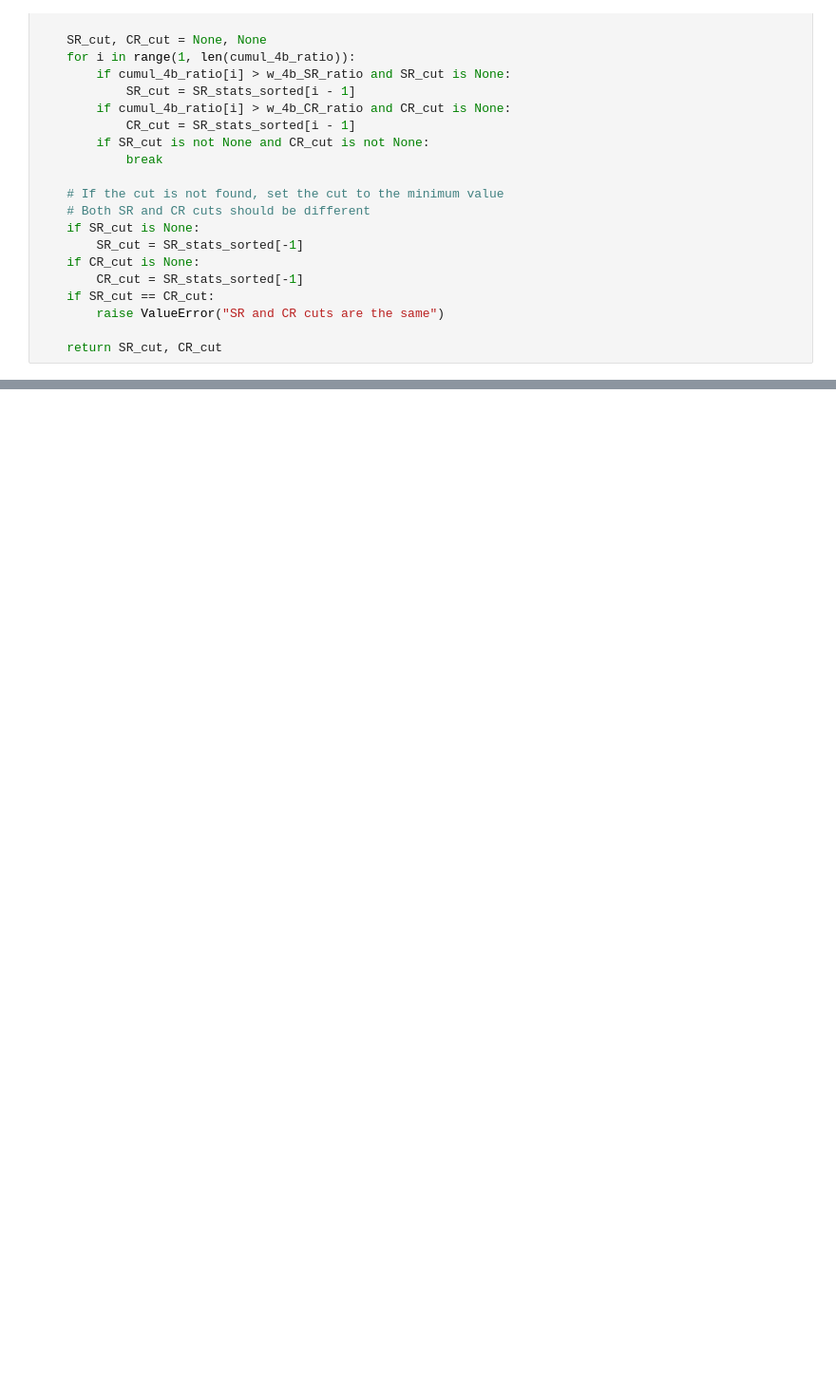
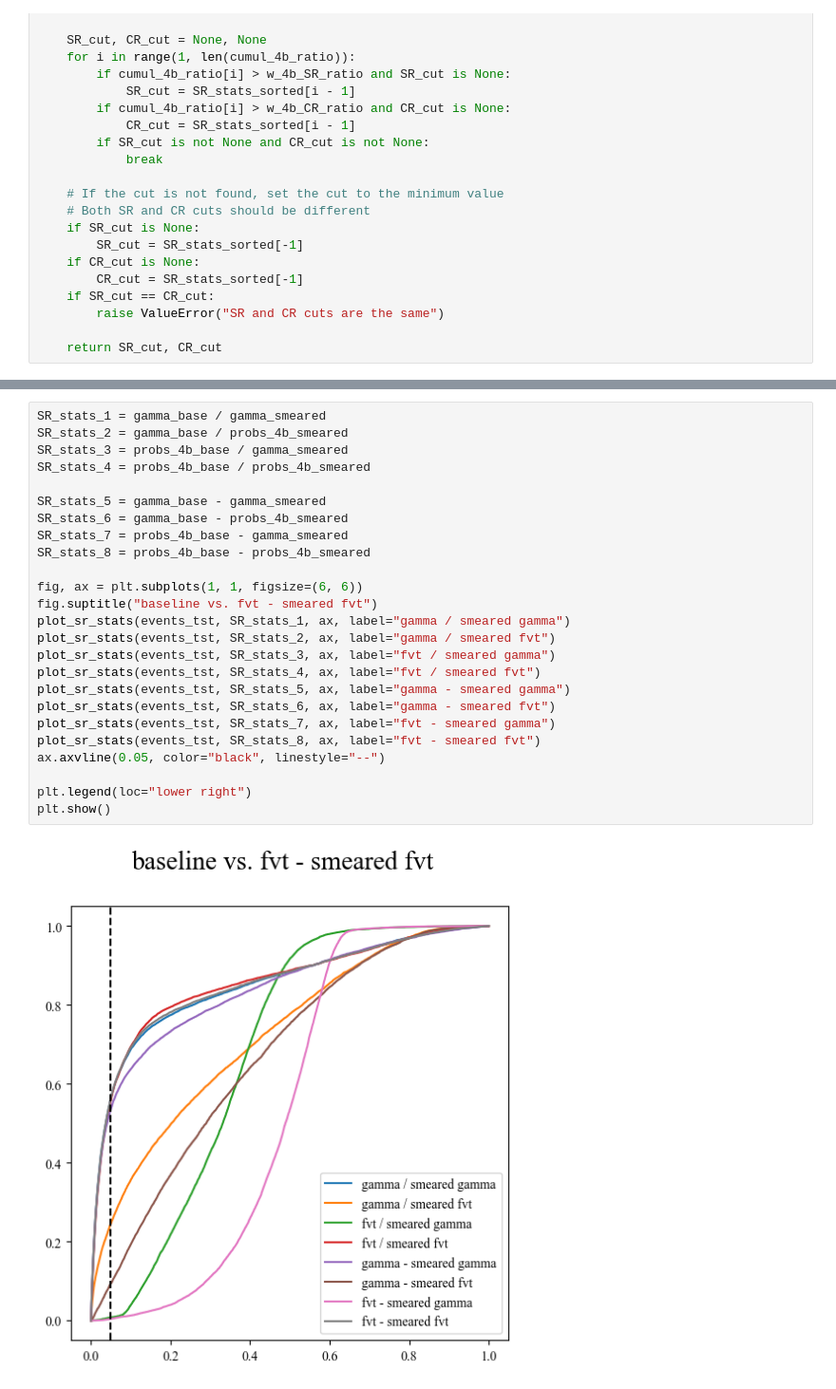
Before and after one commit to soheunyi/SRFinder, a Jupyter notebook: soheun/notebooks/smeared_fvt_training.ipynb, the cells around one changed output, grey strips where cells are left out. Shown at 95% size. Cells and saved outputs as stored; diff of their text form; blank space fills up the shorter version.

```diff
--- a/soheun/notebooks/smeared_fvt_training.ipynb
+++ b/soheun/notebooks/smeared_fvt_training.ipynb
@@ -496,0 +516,27 @@ for tinfo_hash in tqdm.tqdm(hashes):
+# %%
+SR_stats_1 = gamma_base / gamma_smeared
+SR_stats_2 = gamma_base / probs_4b_smeared
+SR_stats_3 = probs_4b_base / gamma_smeared
+SR_stats_4 = probs_4b_base / probs_4b_smeared
+
+SR_stats_5 = gamma_base - gamma_smeared
+SR_stats_6 = gamma_base - probs_4b_smeared
+SR_stats_7 = probs_4b_base - gamma_smeared
+SR_stats_8 = probs_4b_base - probs_4b_smeared
+
+fig, ax = plt.subplots(1, 1, figsize=(6, 6))
+fig.suptitle("baseline vs. fvt - smeared fvt")
+plot_sr_stats(events_tst, SR_stats_1, ax, label="gamma / smeared gamma")
+plot_sr_stats(events_tst, SR_stats_2, ax, label="gamma / smeared fvt")
+plot_sr_stats(events_tst, SR_stats_3, ax, label="fvt / smeared gamma")
+plot_sr_stats(events_tst, SR_stats_4, ax, label="fvt / smeared fvt")
+plot_sr_stats(events_tst, SR_stats_5, ax, label="gamma - smeared gamma")
+plot_sr_stats(events_tst, SR_stats_6, ax, label="gamma - smeared fvt")
+plot_sr_stats(events_tst, SR_stats_7, ax, label="fvt - smeared gamma")
+plot_sr_stats(events_tst, SR_stats_8, ax, label="fvt - smeared fvt")
+ax.axvline(0.05, color="black", linestyle="--")
+
+plt.legend(loc="lower right")
+plt.show()
+# %% [output]
+[figure, added]
```
Also changed, not shown: parts of 5 cells of this notebook, 41 other files.
